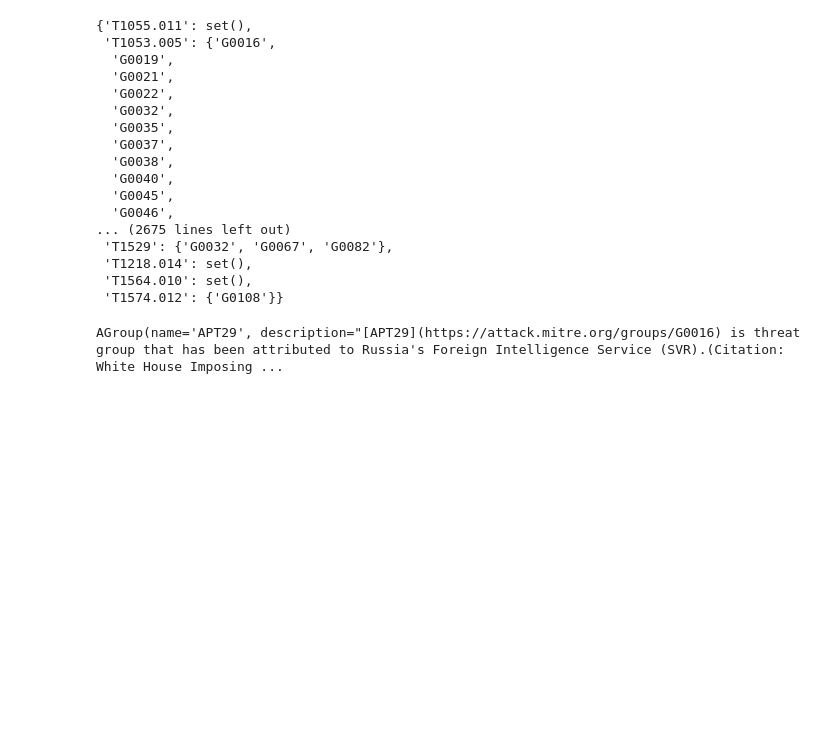
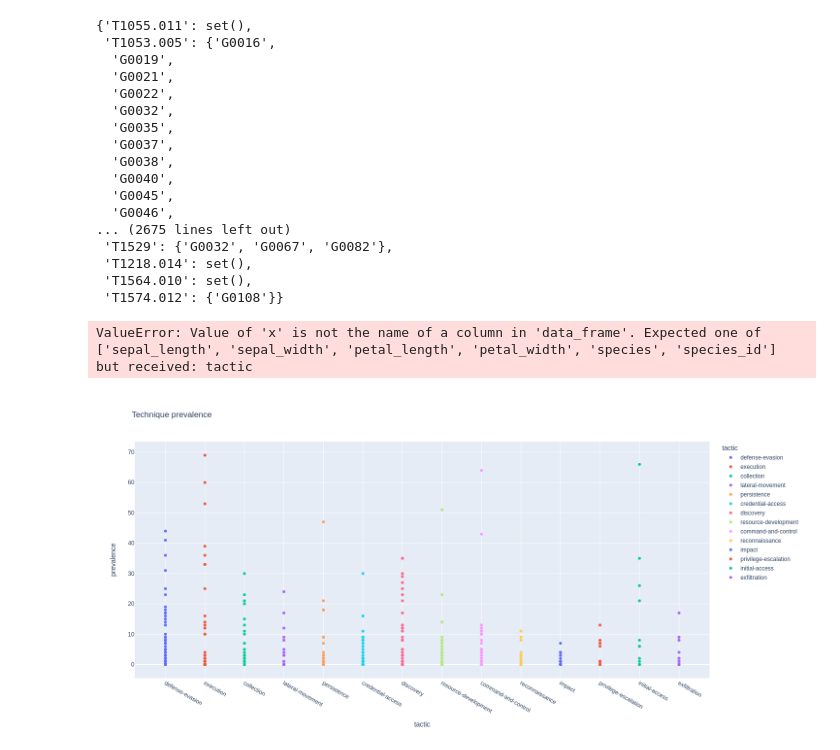
Before and after one commit to jkb-s/DEFRA, a Jupyter notebook: charts.ipynb, the cells around one changed output. Saved outputs shown, nothing was run; the diff lists cells and outputs as text; code cells hidden in the pictures; blank space fills up the shorter version.

```diff
--- a/charts.ipynb
+++ b/charts.ipynb
@@ -53,6 +54,28 @@ de.attack.groups_by_technique
  'T1564.010': set(),
  'T1574.012': {'G0108'}}
 # %%
-de.attack.groups['G0016']
+import plotly.express as px
+df = px.data.iris()
+fig = px.scatter(df, x="tactic", y="prevalence", color='tactic')
+fig.show()
 # %% [output]
-AGroup(name='APT29', description="[APT29](https://attack.mitre.org/groups/G0016) is threat group that has been attributed to Russia's Foreign Intelligence Service (SVR).(Citation: White House Imposing ...
+ValueError: Value of 'x' is not the name of a column in 'data_frame'. Expected one of ['sepal_length', 'sepal_width', 'petal_length', 'petal_width', 'species', 'species_id'] but received: tactic
+# %%
+records = []
+for tech in de.attack.groups_by_technique:
+    #print(tech, de.attack.techniques[tech].tactics[0], len(de.attack.groups_by_technique[tech]))
+    records.append({
+        'technique': tech + ' ' + de.attack.techniques[tech].name,
+        'tactic': de.attack.techniques[tech].tactics[0],
+        'prevalence': len(de.attack.groups_by_technique[tech])
+    })
+df = DF.from_records(records)
+# %%
+import plotly.express as px
+
+fig = px.scatter(df, x="tactic", y="prevalence", color='tactic', hover_name='technique', height=700, title='Technique prevalence')
+
+fig.show()
+fig.write_html('charts/technique-prevalence-scatter.html')
+# %% [output]
+[figure, added]
```
Also changed, not shown: parts of 2 cells of this notebook, 1 other file.
